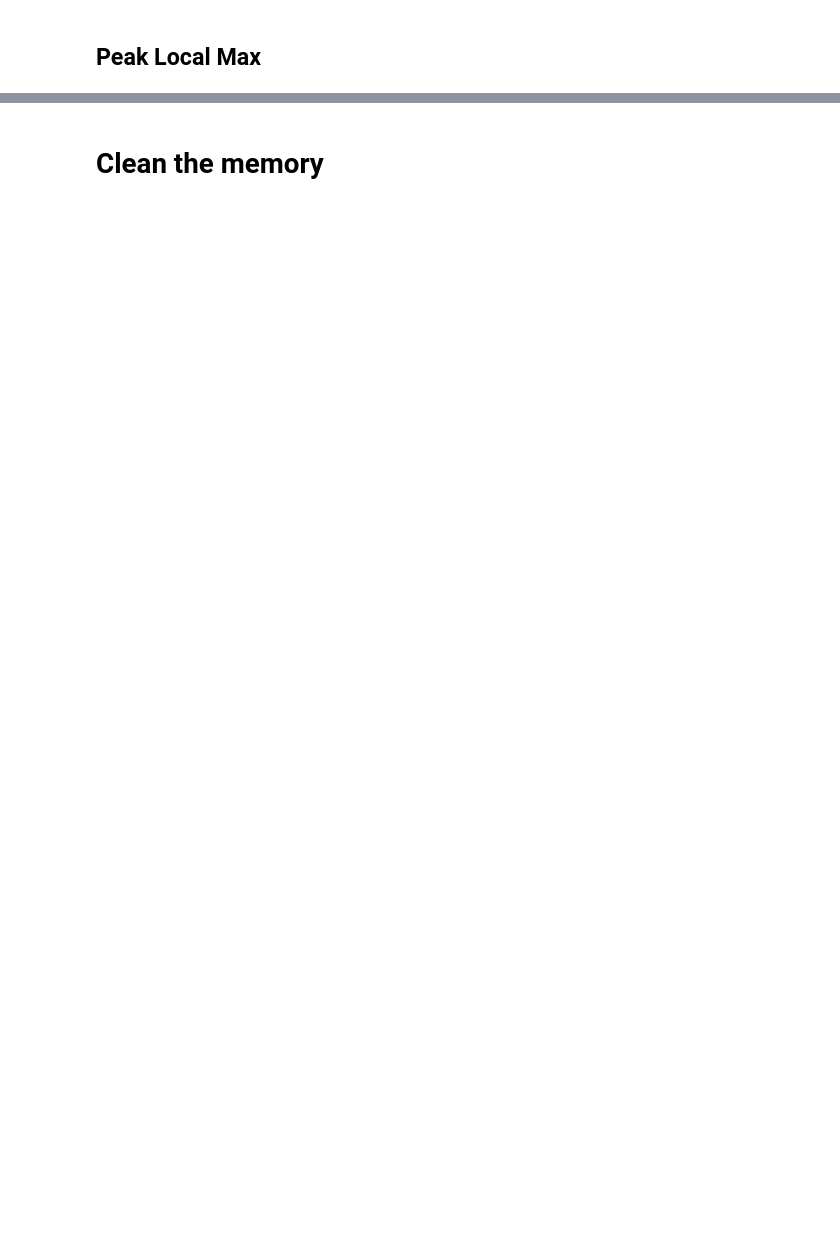
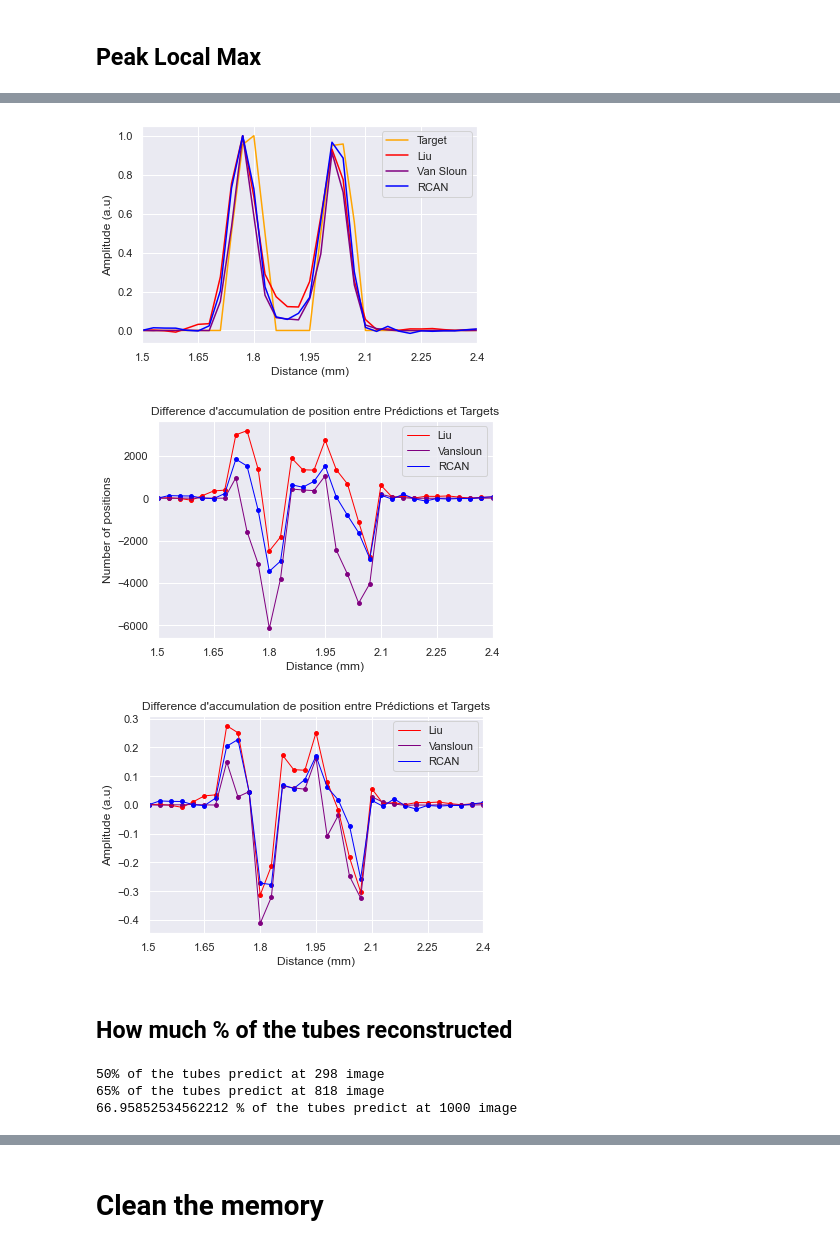
Before and after one commit to Blaser37/Deep_ULM_internship, a Jupyter notebook: testing_model.ipynb, the cells around one changed output, grey strips where cells are left out. Drawn from its saved outputs; the diff is of its cells as text; code cells hidden in the pictures; blank space fills up the shorter version.

```diff
--- a/testing_model.ipynb
+++ b/testing_model.ipynb
@@ -660,0 +238,5 @@ fig.show()
+# %%
+norm_xsum_target = xsum_target / np.max(xsum_target)
+norm_xsum_pred_rcan, norm_xsum_pred_plm_rcan, norm_xsum_pred_norma_rcan = normalize(xsum_pred_rcan, xsum_pred_plm_rcan, xsum_pred_norma_rcan)
+norm_xsum_pred_liu, norm_xsum_pred_plm_liu, norm_xsum_pred_norma_liu = normalize(xsum_pred_liu, xsum_pred_plm_liu, xsum_pred_norma_liu)
+norm_xsum_pred_vansloun, norm_xsum_pred_plm_vansloun, norm_xsum_pred_norma_vansloun = normalize(xsum_pred_vansloun, xsum_pred_plm_vansloun, xsum_pred_norma_vansloun)
@@ -660,0 +249,14 @@ fig.show()
+# %%
+ylabel = "Number of Positions"
+ylabel_2 = "Amplitude (a.u.)"
+title = "Différence d'accumulation de position entre Prédictions et Targets"
+title_2 = "Différence d'amplitude entre Prédictions et Targets"
+graph_amplitude(norm_xsum_target, norm_xsum_pred_liu, norm_xsum_pred_vansloun, norm_xsum_pred_rcan)
+graph_diff(xsum_target, xsum_pred_norma_liu, xsum_pred_norma_vansloun, xsum_pred_norma_rcan, Ylabel = ylabel, Title = title)
+graph_diff(norm_xsum_target, norm_xsum_pred_liu, norm_xsum_pred_vansloun, norm_xsum_pred_rcan, Ylabel = ylabel_2, Title = title)
+# %% [output]
+[figure, added]
+[figure, added]
+[figure, added]
+# %% [markdown]
+## How much % of the tubes reconstructed
@@ -660,0 +294,22 @@ fig.show()
+# %%
+diff_counter = 0 # Compteur de positions uniques prédites
+c_50 = 0
+c_65 = 0
+
+already_checked = [] # Initialiser la liste de position prédites uniques
+for i in range(len(coordinates_tile)):
+    for j in range(len(coordinates_tile[i])):
+        if list(coordinates_tile[i][j]) in truth_coord and list(coordinates_tile[i][j]) not in list(already_checked): # Regarder si la position prédite est unique et si elle est dans la liste de target
+            diff_counter +=1 # Augmenter le nombre de position prédite unique
+            already_checked.append(list(coordinates_tile[i][j])) # Ajouter la préidiction dans la liste de prédiction unique
+            if ((diff_counter / counter) * 100) > 50 and c_50 == 0:
+                print("50% of the tubes predict at",i+1,"image")
+                c_50 = 1
+            if ((diff_counter / counter) * 100) > 65 and c_65 == 0:
+                print("65% of the tubes predict at",i+1,"image")
+                c_65 = 1
+print(((diff_counter / counter) * 100), "% of the tubes predict at",i+1,"image")
+# %% [output]
+50% of the tubes predict at 298 image
+65% of the tubes predict at 818 image
+66.95852534562212 % of the tubes predict at 1000 image
```
Also changed, not shown: parts of 96 cells of this notebook.
